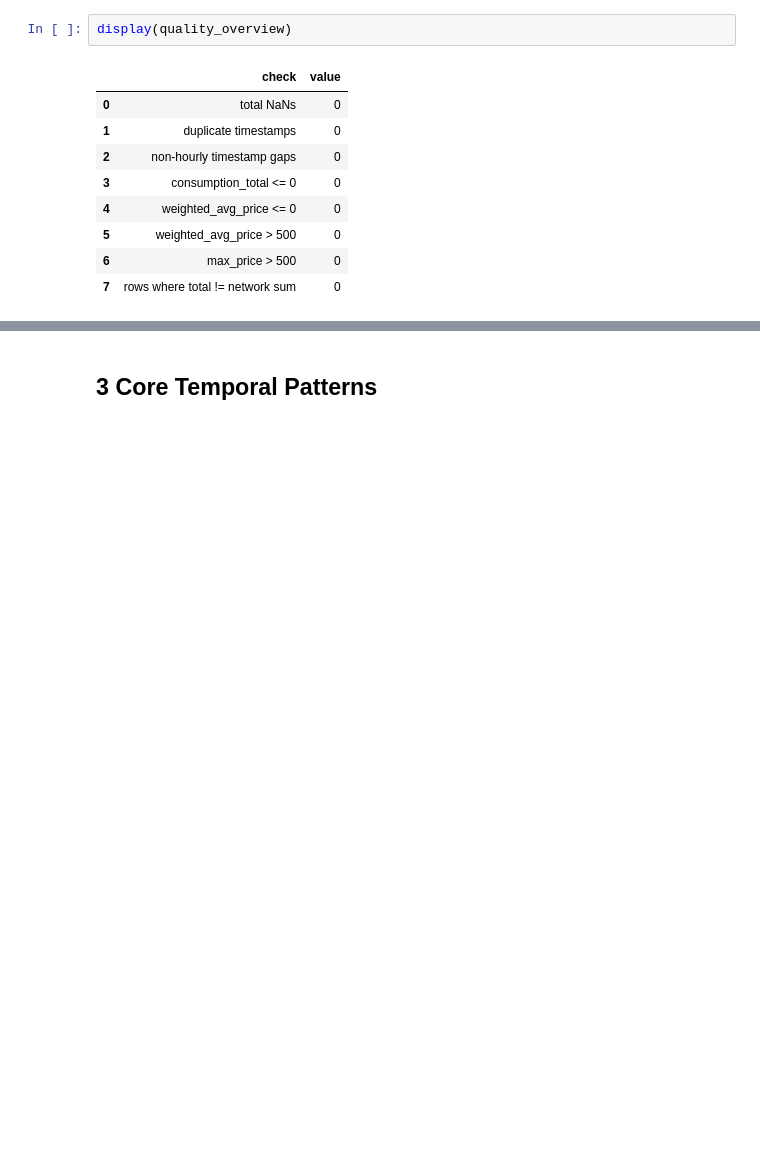
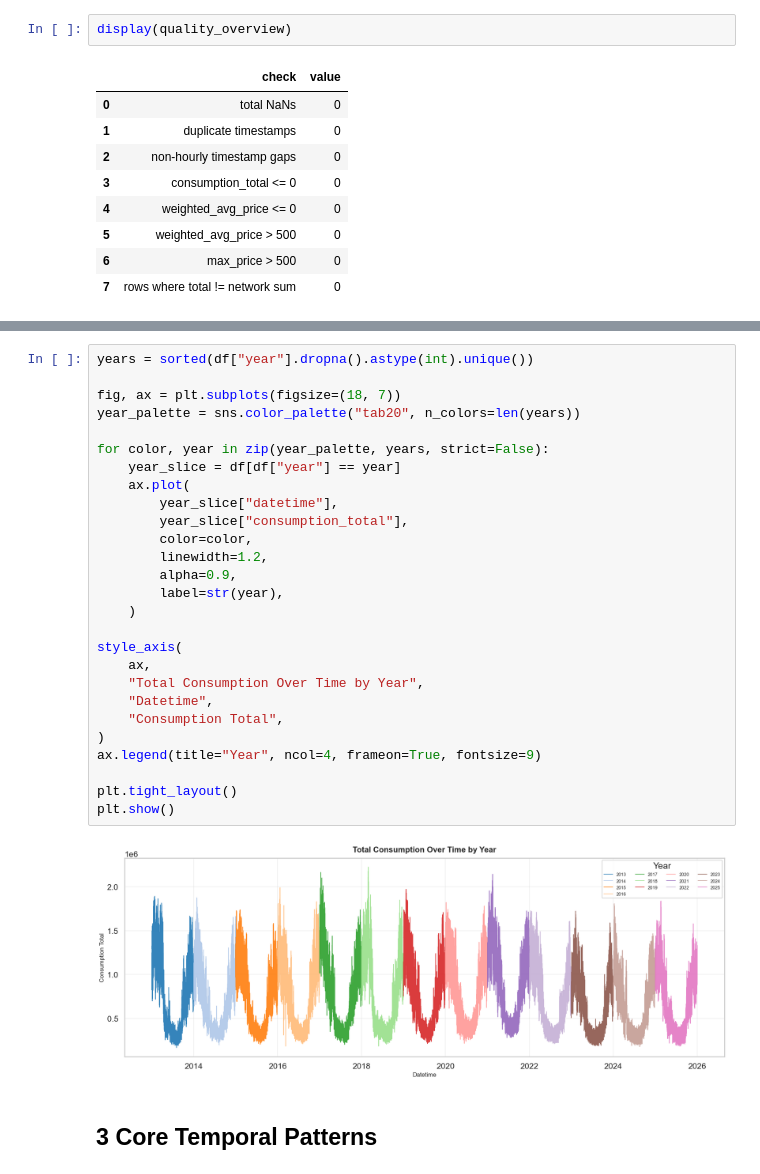
Before and after one commit to SLI0124/diplomovy-projekt, a Jupyter notebook: notebooks/1_eda_merged_dataset.ipynb, the cells around one changed output, grey strips where cells are left out. Drawn from its saved outputs; the diff is of its cells as text; blank space fills up the shorter version.

```diff
--- a/notebooks/1_eda_merged_dataset.ipynb
+++ b/notebooks/1_eda_merged_dataset.ipynb
@@ -291,6 +311,35 @@ plt.tight_layout()
 plt.show()
 # %% [output]
 [figure]
+# %%
+years = sorted(df["year"].dropna().astype(int).unique())
+
+fig, ax = plt.subplots(figsize=(18, 7))
+year_palette = sns.color_palette("tab20", n_colors=len(years))
+
+for color, year in zip(year_palette, years, strict=False):
+    year_slice = df[df["year"] == year]
+    ax.plot(
+        year_slice["datetime"],
+        year_slice["consumption_total"],
+        color=color,
+        linewidth=1.2,
+        alpha=0.9,
+        label=str(year),
+    )
+
+style_axis(
+    ax,
+    "Total Consumption Over Time by Year",
+    "Datetime",
+    "Consumption Total",
+)
+ax.legend(title="Year", ncol=4, frameon=True, fontsize=9)
+
+plt.tight_layout()
+plt.show()
+# %% [output]
+[figure, added]
 # %% [markdown]
 ## 3 Core Temporal Patterns
 # %%
```
Also changed, not shown: parts of 3 cells of this notebook.
